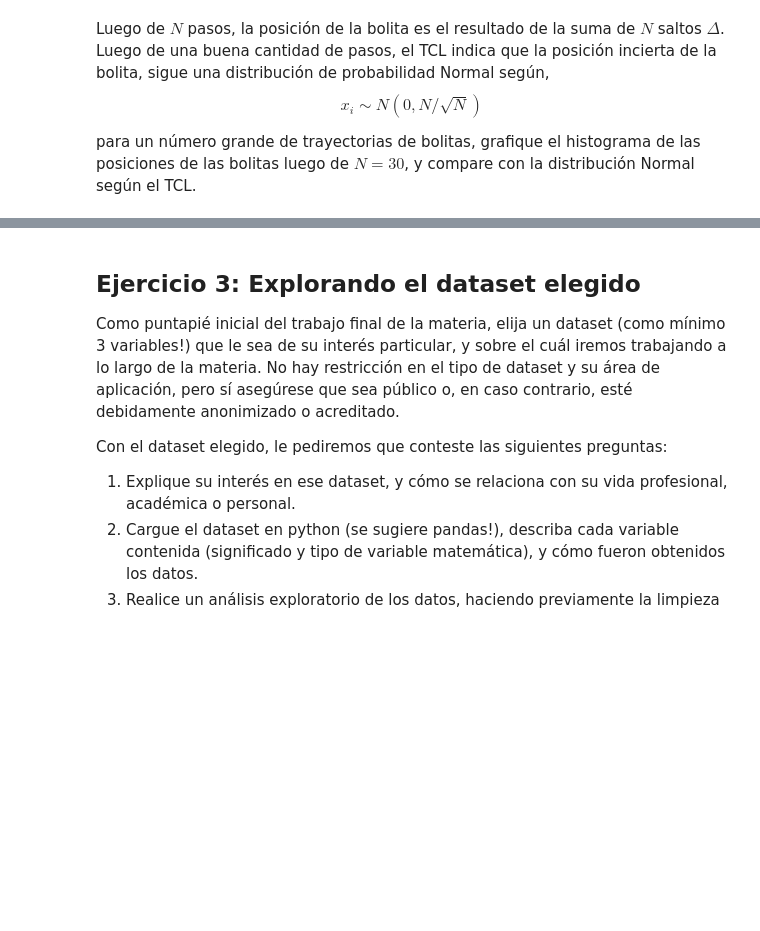
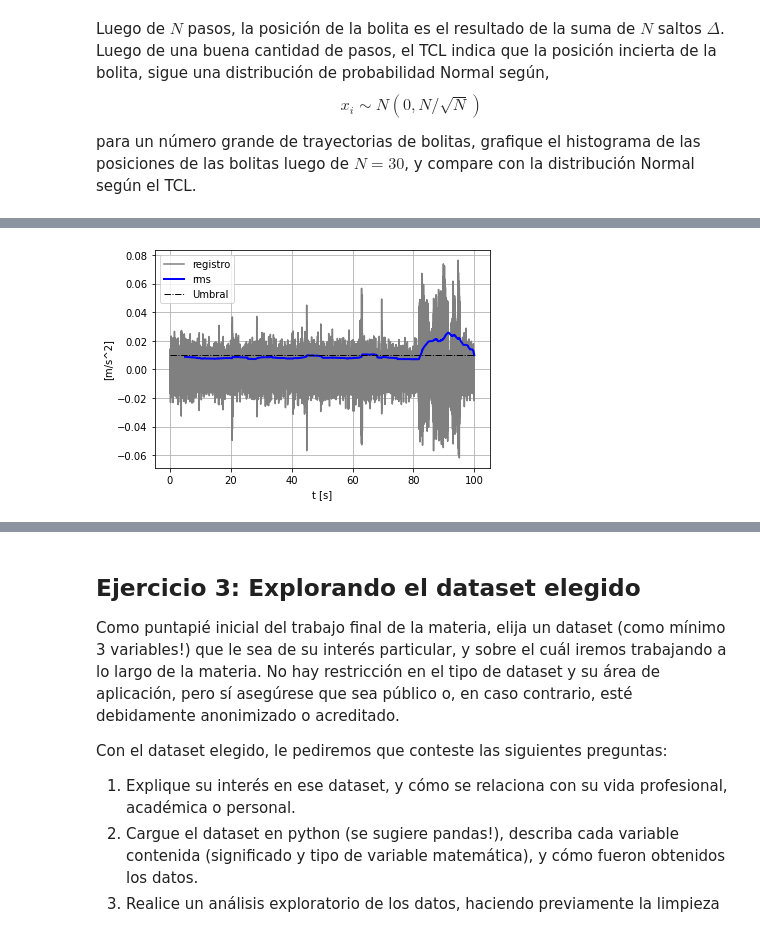
Before and after one commit to mbalbi/ciencia_de_datos, a Jupyter notebook: tps/trabajo_practico_1.ipynb, the cells around one changed output, grey strips where cells are left out. Cells and saved outputs as stored; diff of their text form; code cells hidden in the pictures; blank space fills up the shorter version.

```diff
--- a/tps/trabajo_practico_1.ipynb
+++ b/tps/trabajo_practico_1.ipynb
@@ -106,0 +256,17 @@ plt.ylabel('p(x)');
+# %%
+# Calcular el rms movil
+vent = 5 # Longitud de ventana en segundos
+idxvent = int(vent // DeltaT - 1)
+df_vibraciones['Rolling_rms'] = (df_vibraciones['a norm']**2).rolling(idxvent).mean() **0.5
+
+# Plotear
+plt.plot(df_vibraciones['t [s]'],df_vibraciones['a norm'],color=[0.5,0.5,0.5],label='registro')
+plt.plot(df_vibraciones['t [s]'],df_vibraciones['Rolling_rms'],'b-',linewidth=2,label='rms')
+plt.plot([0, 100],[0.01, 0.01],'k-.',linewidth=1,label='Umbral')
+plt.xlabel('t [s]')
+plt.ylabel('[m/s^2]')
+plt.legend(loc=2)
+plt.grid()
+plt.show()
+# %% [output]
+[figure, added]
```
Also changed, not shown: parts of 25 cells of this notebook.
